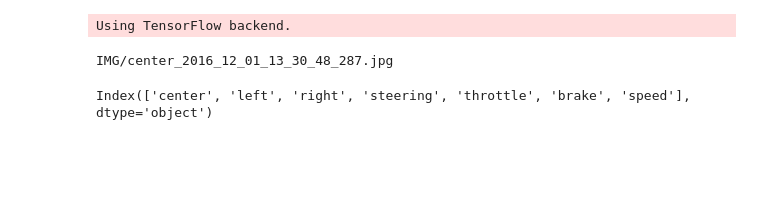
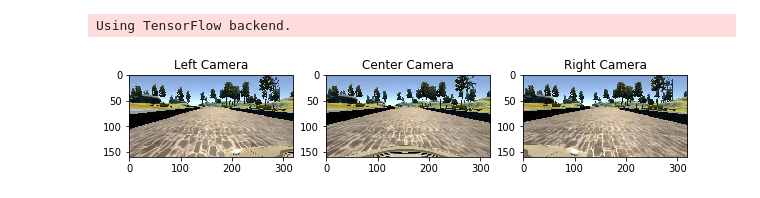
Before and after one commit to cyrano5614/CarND-Behavioral-Cloning-P3, a Jupyter notebook: data_explore.ipynb, the cells around one changed output. Cells and saved outputs as stored; diff of their text form; code cells hidden in the pictures; blank space fills up the shorter version.

Commit message:
visualization

```diff
--- a/data_explore.ipynb
+++ b/data_explore.ipynb
@@ -84,29 +85,45 @@ def model_nvidia():
     model.save('model_nvidia.h5')
 # %%
 # model_nvidia()
-# %%
-import matplotlib.pyplot as plt
-import cv2
-%matplotlib inline
-
-def convert_rgb(img):
-    return cv2.cvtColor(img, cv2.COLOR_BGR2RGB)
-
-def read_image(path):
-    return cv2.imread(path)
-
-img = data['center'][0]
-print (img)
-
-# plt.imshow(convert_rgb(read_image))
-# plt.show()
-# %% [output]
-IMG/center_2016_12_01_13_30_48_287.jpg
 # %%
 import pandas as pd
 
 data = pd.read_csv('./data/driving_log.csv')
-# %%
-data.keys()
-# %% [output]
-Index(['center', 'left', 'right', 'steering', 'throttle', 'brake', 'speed'], dtype='object')
+# %%
+import matplotlib.pyplot as plt
+import cv2
+%matplotlib inline
+
+def convert_rgb(img):
+    return cv2.cvtColor(img, cv2.COLOR_BGR2RGB)
+
+def read_image(path):
+    return cv2.imread('data/' + path)
+
+img_left = read_image(data['left'][0].strip())
+img_center = read_image(data['center'][0].strip())
+img_right = read_image(data['right'][0].strip())
+
+import os
+
+# print (data['left'][0].strip())
+# print(data['center'][0])
+# print(data['right'][0])
+
+plt.figure(figsize=(10,4))
+
+plt.subplot(131)
+plt.imshow(convert_rgb(img_left))
+plt.title('Left Camera')
+
+plt.subplot(132)
+plt.imshow(convert_rgb(img_center))
+plt.title('Center Camera')
+
+plt.subplot(133)
+plt.imshow(convert_rgb(img_right))
+plt.title('Right Camera')
+
+plt.show()
+# %% [output]
+[figure, added]
```
Also changed, not shown: parts of 4 cells of this notebook.
